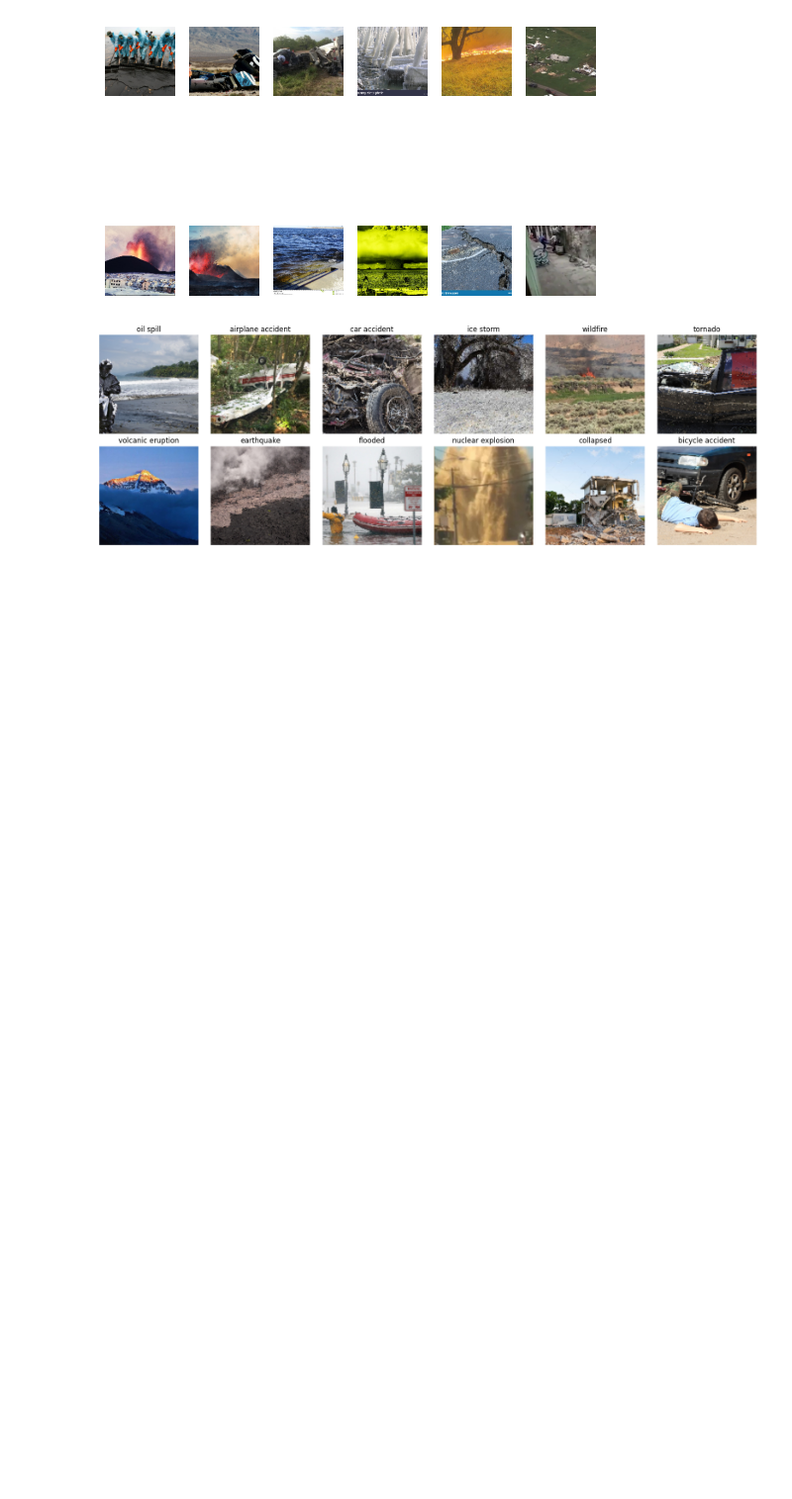
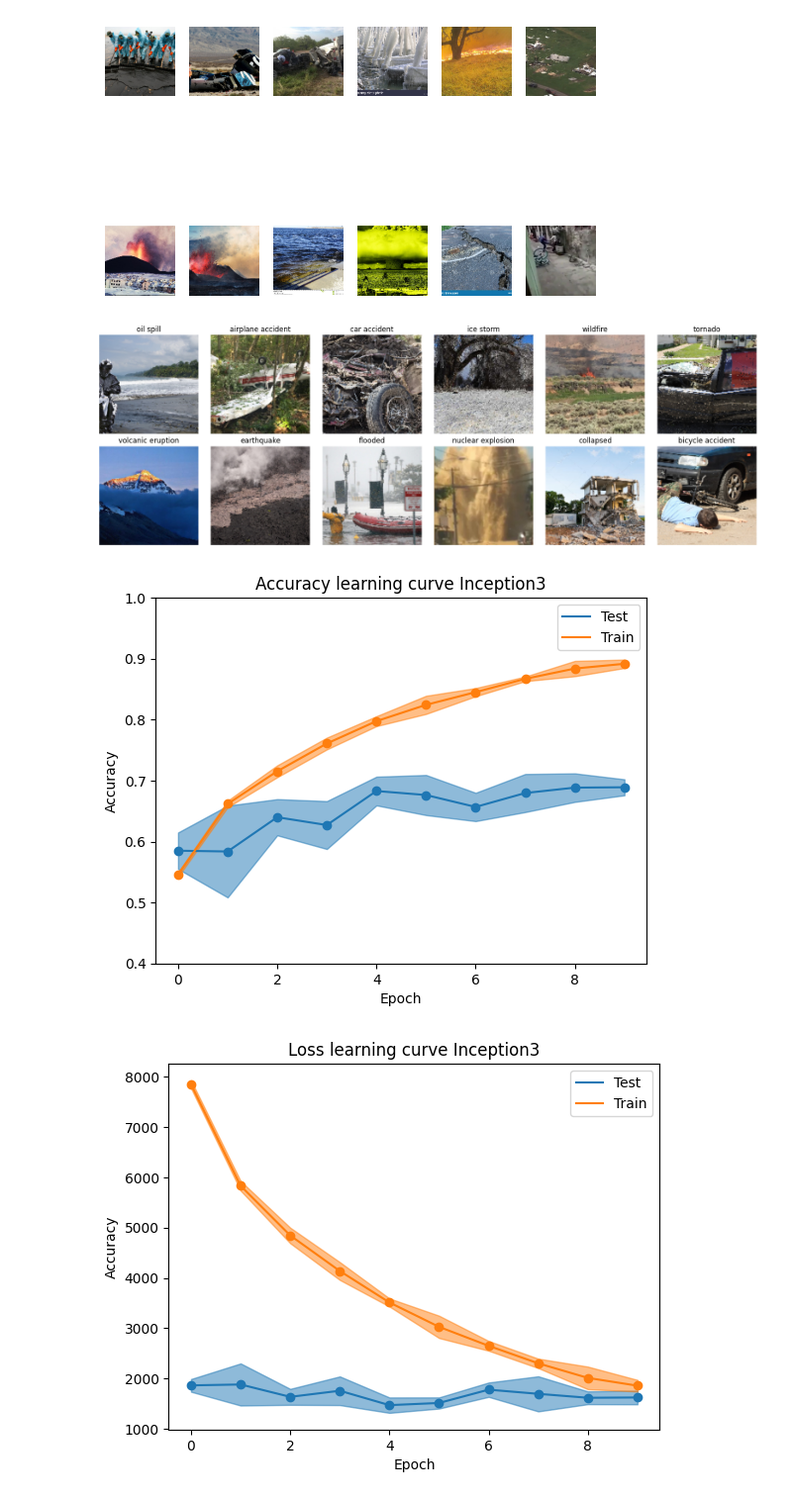
Before and after one commit to Frederico-lp/Data-Science, a Jupyter notebook: CIRI/results.ipynb, the cells around one changed output. Shown at 99% size. Drawn from its saved outputs; the diff is of its cells as text; code cells hidden in the pictures; blank space fills up the shorter version.

Commit message:
Created learning curves for the InceptionV3 model

```diff
--- a/CIRI/results.ipynb
+++ b/CIRI/results.ipynb
@@ -107,3 +107,32 @@ for i in range(2):
 plt.savefig('figures/example_images')
 # %% [output]
 [figure]
+# %%
+test_accuracy_mobile = np.load("Inception3/Inception3_test_accuracy.npy")
+train_accuracy_mobile = np.load("Inception3/Inception3_train_accuracy.npy")
+
+test_loss_mobile = np.load("Inception3/Inception3_test_loss.npy")
+train_loss_mobile = np.load("Inception3/Inception3_train_loss.npy")
+
+plt.figure()
+draw_line(test_accuracy_mobile, 'C0', 'Test')
+draw_line(train_accuracy_mobile, 'C1', 'Train')
+plt.title("Accuracy learning curve Inception3")
+plt.ylim((.4, 1.))
+plt.xlabel("Epoch")
+plt.ylabel("Accuracy")
+plt.legend()
+plt.savefig("figures/Accuracy learning curve Inception3")
+
+plt.figure()
+draw_line(test_loss_mobile, 'C0', 'Test')
+draw_line(train_loss_mobile, 'C1', 'Train')
+
+plt.title("Loss learning curve Inception3")
+plt.xlabel("Epoch")
+plt.ylabel("Accuracy")
+plt.legend()
+plt.savefig("figures/Loss learning curve Inception3")
+# %% [output]
+[figure, added]
+[figure, added]
```
Also changed, not shown: 3 other files.
